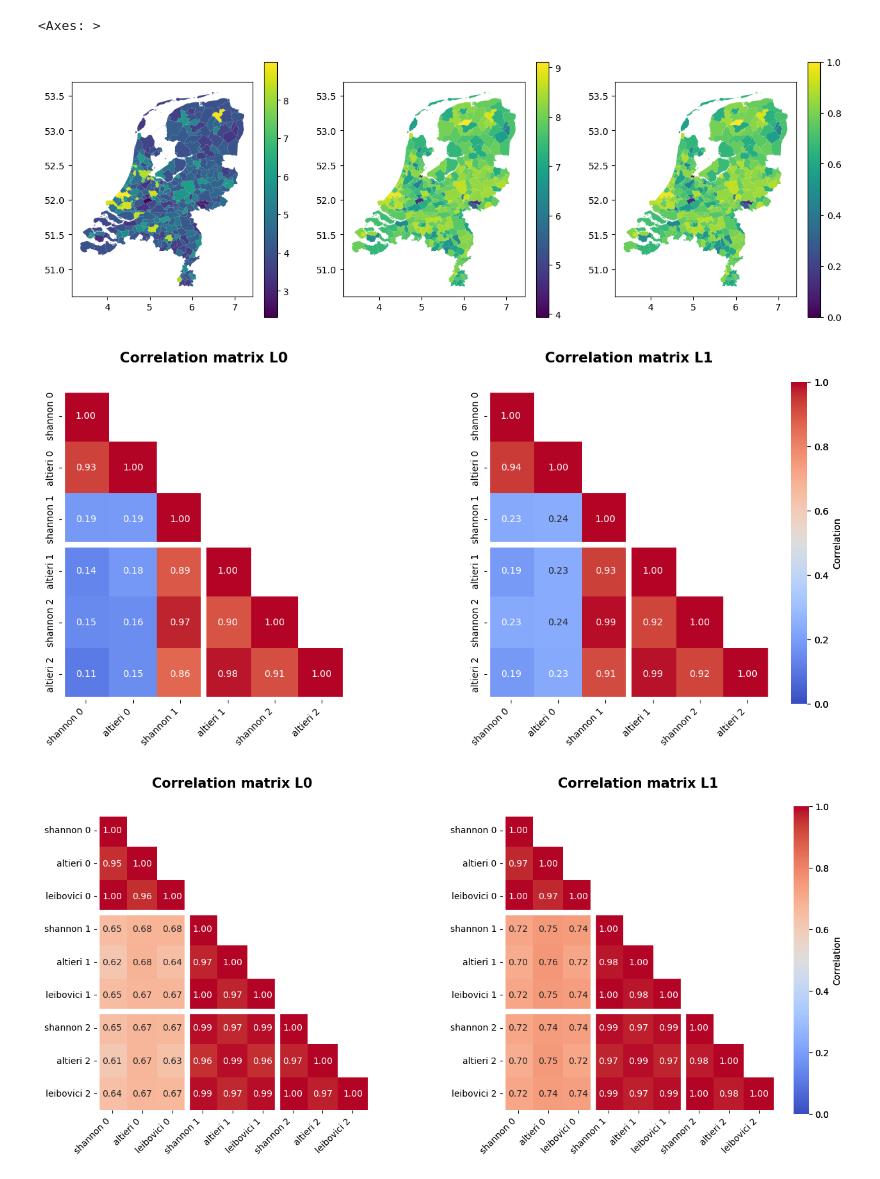
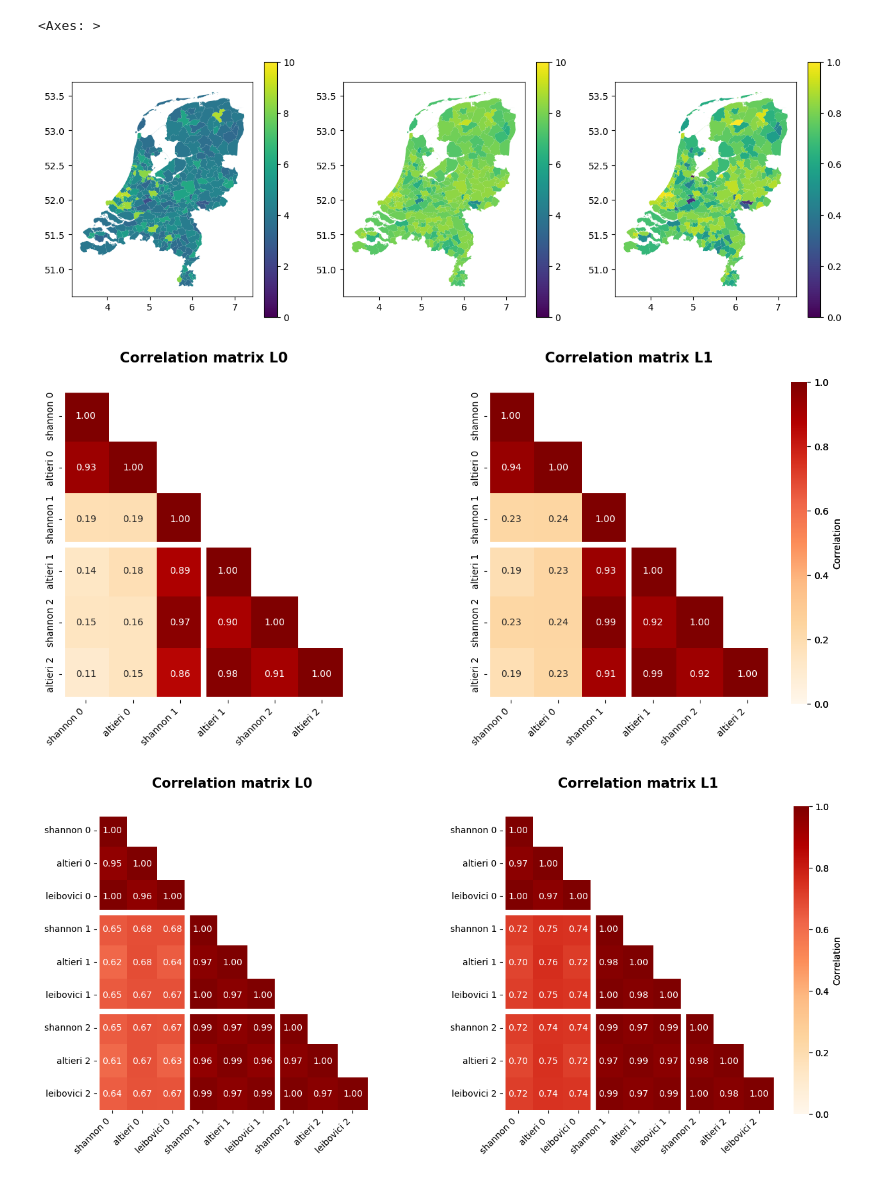
Before and after one commit to Jleeuwenburgh/UrbAN, a Jupyter notebook: inspect.ipynb, the cells around one changed output. Saved outputs shown, nothing was run; the diff lists cells and outputs as text; code cells hidden in the pictures.

Commit message:
plots plots plots

```diff
--- a/inspect.ipynb
+++ b/inspect.ipynb
@@ -34,12 +52,12 @@ measure = "altieri"
 
 fig, ax = plt.subplots(1, 3, figsize=(15, 5))
 
-gm.plot(column=f'L1_{measure}_1_T', ax=ax[0], legend=True)
-gm.plot(column=f'L1_{measure}_1', ax=ax[1], legend=True)
-gm.plot(column=f'L1_{measure}_1_norm', ax=ax[2], legend=True)
+gm.plot(column=f'L1_{measure}_1_T', ax=ax[0], legend=True, vmin=0, vmax=10)
+gm.plot(column=f'L1_{measure}_1', ax=ax[1], legend=True, vmin=0, vmax=10)
+gm.plot(column=f'L1_{measure}_1_norm', ax=ax[2], legend=True, vmin=0, vmax=1)
 # %% [output]
 <Axes: >
-[figure, old version]
+[figure, new version]
 # %%
 for gdf, scale in zip([gm, wk, bu], ['gm', 'wk', 'bu']):
     # regex all L0_x_x_norm columns
@@ -94,33 +112,37 @@ for gdf, scale in zip([gm, wk, bu], ['gm', 'wk', 'bu']):
     correlation_l1 = correlation.loc[col_order_2, col_order_2]
 
     # rename columns to exclude L0, L1 and _norm
     correlation_l0.columns = [col.split('_')[1] + ' ' + col.split('_')[2] for col in correlation_l0.columns]
     correlation_l0.index = [col.split('_')[1] + ' ' + col.split('_')[2] for col in correlation_l0.index]
     correlation_l1.columns = [col.split('_')[1] + ' ' + col.split('_')[2] for col in correlation_l1.columns]
     correlation_l1.index = [col.split('_')[1] + ' ' + col.split('_')[2] for col in correlation_l1.index]
 
     # plot correlation matrix with index and column names as labels, include legend
     fig, ax = plt.subplots(1, 2, figsize=(15, 6))
     for i, correlation in enumerate([correlation_l0, correlation_l1]):
 
         mask = np.triu(np.ones_like(correlation.corr()), k=1)
-        heatmap = sns.heatmap(correlation, annot=True, fmt=".2f", cmap='coolwarm', cbar_kws={'label': 'Correlation'}, mask=mask, vmin=0, vmax=1, ax=ax[i])
+        heatmap = sns.heatmap(correlation, annot=True, fmt=".2f", cmap='OrRd', cbar_kws={'label': 'Correlation'}, mask=mask, vmin=0, vmax=1, ax=ax[i])
         heatmap.set_xticklabels(heatmap.get_xticklabels(), rotation=45, horizontalalignment='right')
 
         # move colorbar a bit to the right
         cbar = heatmap.collections[0].colorbar
         # adjust cbar position
         cbar.ax.set_position([0.85, 0, 0.016, 1])
 
         # set title
         heatmap.set_title(f'Correlation matrix L{i}', fontsize=15, fontweight='bold', pad=30)
 
+        # for i in range(3):
+        #     heatmap.axvspan(i*3, i*3+3, color='white', alpha=0.1)
+        #     heatmap.axhspan(i*3, i*3+3, color='white', alpha=0.1)
+
         # make group markings on the heatmap
         for i in range(3):
             heatmap.axvline(i*3, color='white', lw=6)
             heatmap.axhline(i*3, color='white', lw=6)
 
     plt.savefig(f'plots/correlation_{scale}_matrix.png', dpi=300)
 # %% [output]
-[figure, old version]
+[figure, new version]
-[figure, old version]
+[figure, new version]
```
Also changed, not shown: parts of 3 cells of this notebook, 18 other files.
